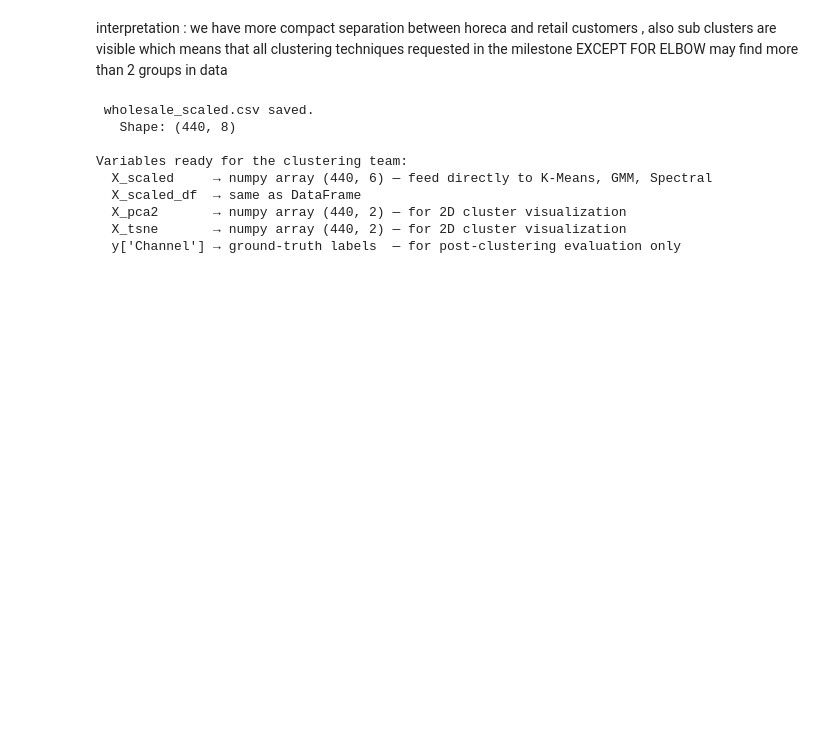
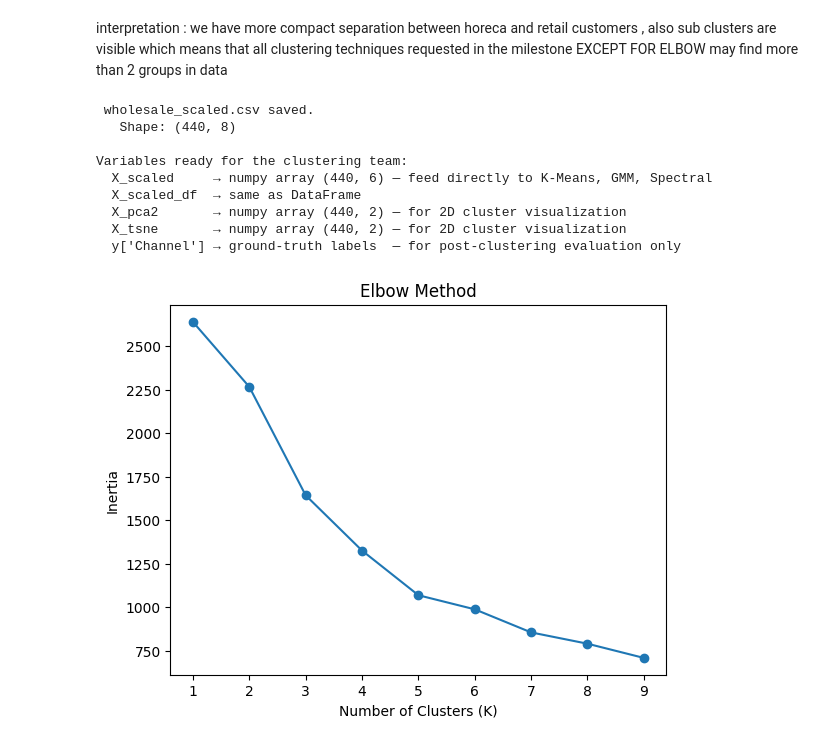
Before and after one commit to gannahisham/aml-clustering-project, a Jupyter notebook: AML1.ipynb, the cells around one changed output. Drawn from its saved outputs; the diff is of its cells as text; code cells hidden in the pictures; blank space fills up the shorter version.

```diff
--- a/AML1.ipynb
+++ b/AML1.ipynb
@@ -427,3 +468,27 @@ Variables ready for the clustering team:
   X_pca2       → numpy array (440, 2) — for 2D cluster visualization
   X_tsne       → numpy array (440, 2) — for 2D cluster visualization
   y['Channel'] → ground-truth labels  — for post-clustering evaluation only
+# %%
+# Step 1: Apply Elbow Method to find optimal number of clusters
+
+from sklearn.cluster import KMeans        # Import KMeans clustering algorithm
+import matplotlib.pyplot as plt           # Import plotting library
+
+inertia = []                              # Create an empty list to store inertia values
+
+K_range = range(1, 10)                    # Define range of K values (from 1 to 9)
+
+# Loop through different values of K
+for k in K_range:
+    kmeans = KMeans(n_clusters=k, random_state=42)  # Create KMeans model with k clusters
+    kmeans.fit(X_scaled)                            # Fit the model on the scaled dataset
+    inertia.append(kmeans.inertia_)                 # Store inertia (sum of squared distances)
+
+# Plot the elbow curve
+plt.plot(K_range, inertia, marker='o')   # Plot K values vs inertia
+plt.xlabel("Number of Clusters (K)")     # Label x-axis
+plt.ylabel("Inertia")                    # Label y-axis (measure of cluster compactness)
+plt.title("Elbow Method")                # Title of the graph
+plt.show()                               # Display the plot
+# %% [output]
+[figure, added]
```
Also changed, not shown: parts of 11 cells of this notebook.
